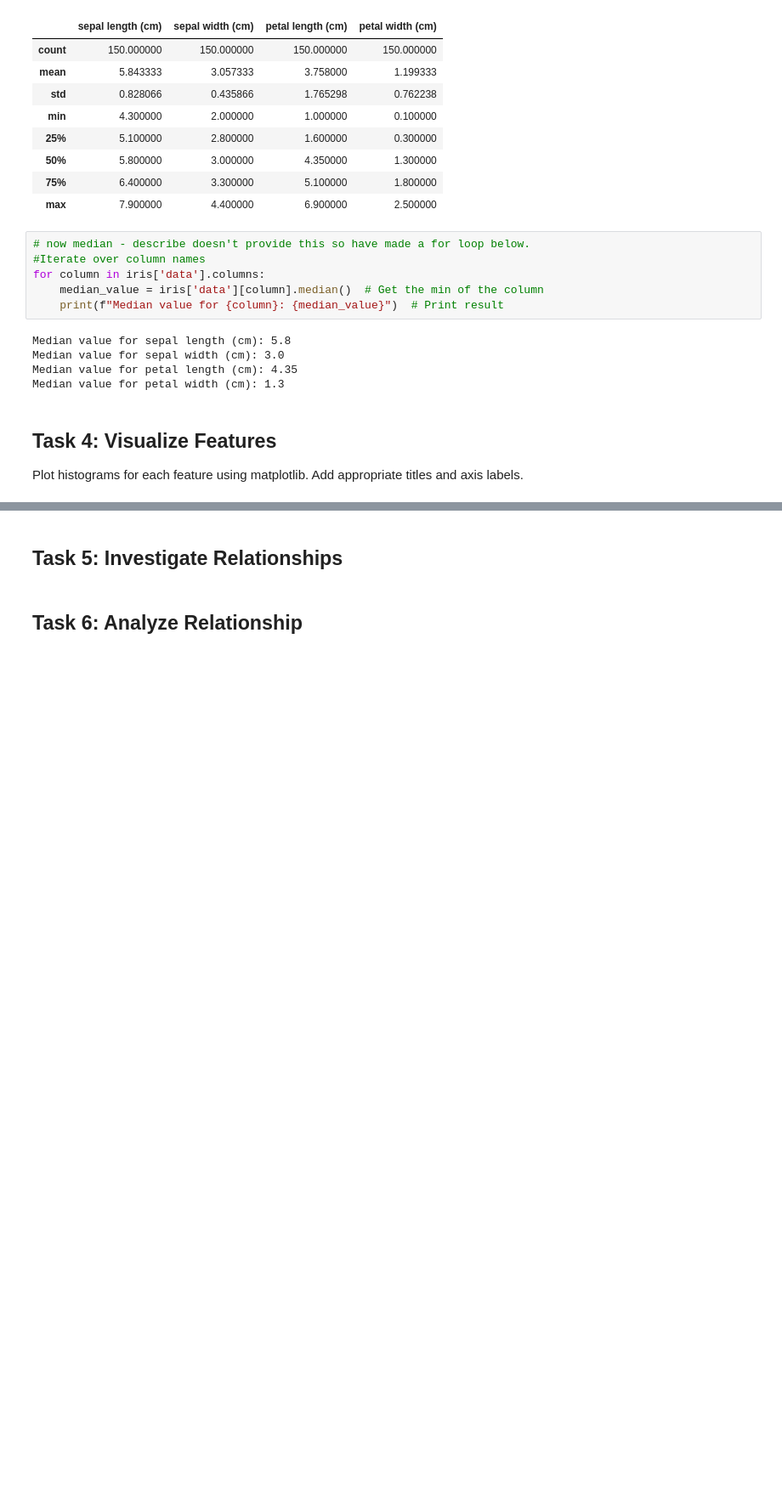
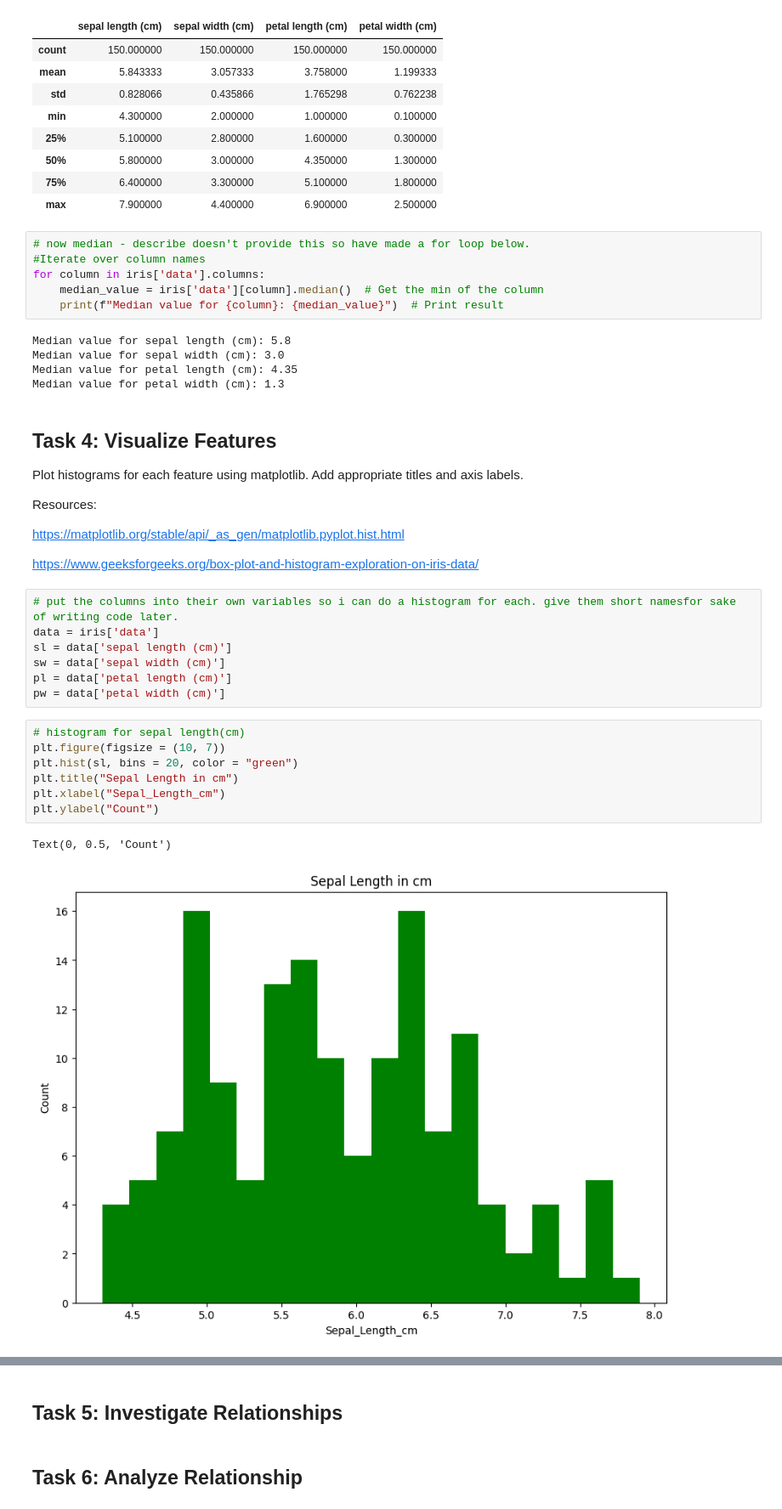
Before and after one commit to EmmaChubbCode/principles_of_da, a Jupyter notebook: tasks.ipynb, the cells around one changed output, grey strips where cells are left out. Shown: that part at 85% size. Cells and saved outputs as stored; diff of their text form; blank space fills up the shorter version.

Commit message:
first go at histograms

```diff
--- a/tasks.ipynb
+++ b/tasks.ipynb
@@ -148,3 +148,26 @@ Median value for petal width (cm): 1.3
 ## Task 4: Visualize Features
 Plot histograms for each feature using matplotlib.
 Add appropriate titles and axis labels.
+
+Resources:
+
+https://matplotlib.org/stable/api/_as_gen/matplotlib.pyplot.hist.html
+
+https://www.geeksforgeeks.org/box-plot-and-histogram-exploration-on-iris-data/
+# %%
+# put the columns into their own variables so i can do a histogram for each. give them short namesfor sake of writing code later.
+data = iris['data']
+sl = data['sepal length (cm)']
+sw = data['sepal width (cm)']
+pl = data['petal length (cm)']
+pw = data['petal width (cm)']
+# %%
+# histogram for sepal length(cm)
+plt.figure(figsize = (10, 7))
+plt.hist(sl, bins = 20, color = "green")
+plt.title("Sepal Length in cm")
+plt.xlabel("Sepal_Length_cm")
+plt.ylabel("Count")
+# %% [output]
+Text(0, 0.5, 'Count')
+[figure, added]
```
Also changed, not shown: parts of 3 cells of this notebook.
